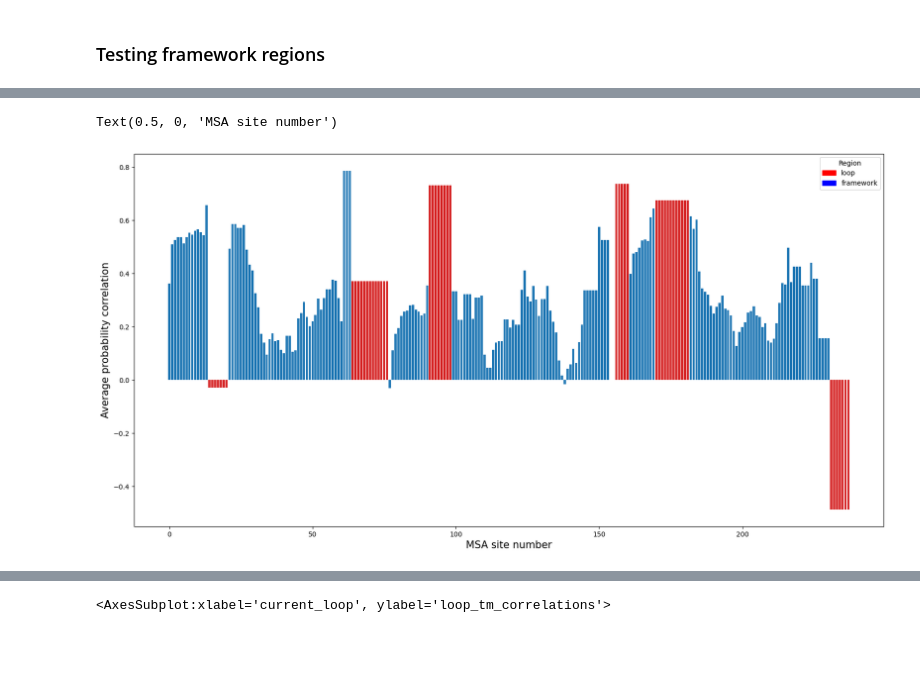
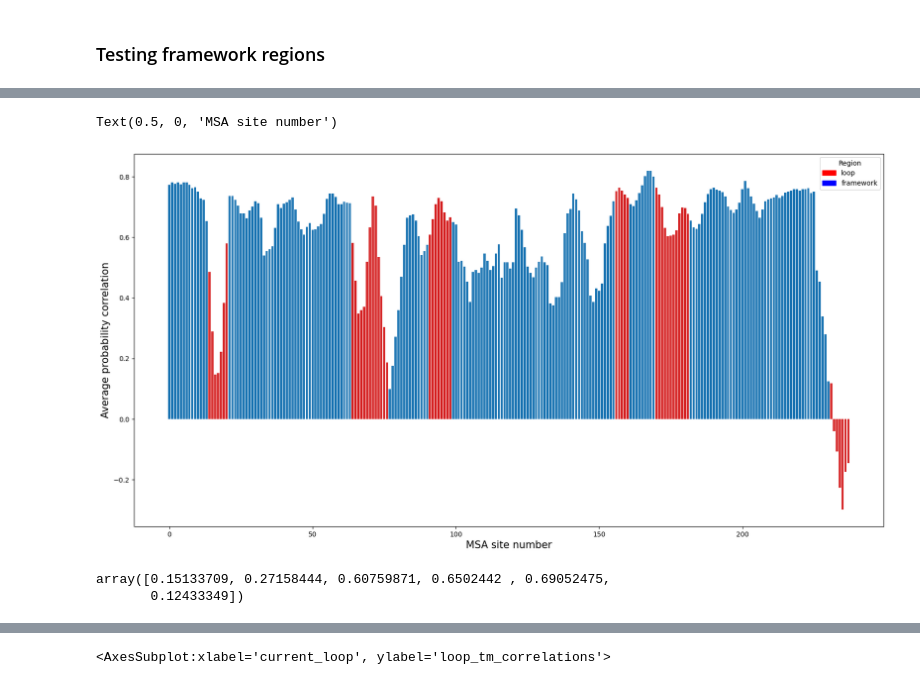
Before and after one commit to anamaysamant/GH19_ProtMamba, a Jupyter notebook: Prot-mamba-explore.ipynb, the cells around one changed output, grey strips where cells are left out. Saved outputs shown, nothing was run; the diff lists cells and outputs as text; code cells hidden in the pictures; blank space fills up the shorter version.

```diff
--- a/Prot-mamba-explore.ipynb
+++ b/Prot-mamba-explore.ipynb
@@ -1293,17 +1399,19 @@ import ast
 import numpy as np
 import re
 
-correlations_table = pd.read_csv("correlations_table_single_regions.tsv", sep = "\t")
+correlations_table = pd.read_csv("Tm_correlation_tables/correlations_table_window_len_5.tsv", sep = "\t")
 correlations_table["fw_regions"] = correlations_table["fw_regions"].apply(ast.literal_eval)
-correlations_table["loop_order"] = correlations_table["loop_order"].apply(lambda s: list(map(int, re.findall(r"-?\d+", s))))
+# correlations_table["loop_order"] = correlations_table["loop_order"].apply(lambda s: list(map(int, re.findall(r"-?\d+", s))))
 # %%
-all_sites_correlation_sums = np.zeros(238)/1.0
-all_sites_correlation_counts = np.zeros(238)/1.0
-all_sites_correlation_sums_avg = np.zeros(238)/1.0
+n_sites = 238
+
+all_sites_correlation_sums = np.zeros(n_sites)/1.0
+all_sites_correlation_counts = np.zeros(n_sites)/1.0
+all_sites_correlation_sums_avg = np.zeros(n_sites)/1.0
 
 for i in range(len(correlations_table)):
 
-    sites_flag = np.zeros(238)
+    sites_flag = np.zeros(n_sites)
     chosen_fw_sites = np.concatenate([list(range(a[0],a[1] + 1)) for a in correlations_table["fw_regions"][i]])
     sites_flag[chosen_fw_sites] = 1
     all_sites_correlation_sums += sites_flag * correlations_table["fw_tm_correlations"][i]
@@ -1311,13 +1419,15 @@ for i in range(len(correlations_table)):
 
 all_sites_correlation_sums_avg[all_sites_correlation_counts > 0] = all_sites_correlation_sums[all_sites_correlation_counts > 0]/all_sites_correlation_counts[all_sites_correlation_counts > 0]
 # %%
-all_sites_correlation_sums = np.zeros(238)/1.0
-all_sites_correlation_counts = np.zeros(238)/1.0
-# all_sites_correlation_sums_avg = np.zeros(238)/1.0
+n_sites = len(correlations_table)
+
+all_sites_correlation_sums = np.zeros(n_sites)/1.0
+all_sites_correlation_counts = np.zeros(n_sites)/1.0
+all_sites_correlation_sums_avg = np.zeros(n_sites)/1.0
 
 for i in range(len(correlations_table)):
 
-    sites_flag = np.zeros(238)
+    sites_flag = np.zeros(n_sites)
 
     cur_regions = np.array(correlations_table["fw_regions"][i])
     cur_loop = correlations_table["current_loop"][i]
@@ -1340,7 +1450,7 @@ loop_indicator = [True if x in loop_regions else False for x in range(238)]
 bar_labels = ['loop' if x else 'framework' for x in loop_indicator]
 bar_colors = ['tab:red' if x else 'tab:blue' for x in loop_indicator]
 
-all_sites_correlation_sums_avg[loop_indicator] = correlations_table["loop_tm_correlations"].mean()
+# all_sites_correlation_sums_avg[loop_indicator] = correlations_table["loop_tm_correlations"].mean()
 # %%
 loop_regions_list = list(range(14,21)), list(range(64,77)), list(range(91,99)), list(range(156,161)), list(range(170,182)), list(range(231,238))
 loop_regions = list(range(14,21)) + list(range(64,77)) + list(range(91,99)) + list(range(156,161)) + list(range(170,182)) + list(range(231,238))
@@ -1355,18 +1465,19 @@ for i, sites in enumerate(loop_regions_list):
 # %%
 import matplotlib.pyplot as plt
 import matplotlib.patches as mpatches
 
 fig, ax = plt.subplots(figsize = (20,10))
 
 patches = [mpatches.Patch(color='red', label='loop'), mpatches.Patch(color='blue', label='framework')]
 
 
-ax.bar(x = np.arange(238), height=all_sites_correlation_sums_avg, color = bar_colors)
+ax.bar(x = np.arange(238), height=all_sites_correlation_sums_avg,label = bar_labels, color = bar_colors)
 ax.legend(title='Region', handles = patches)
 ax.set_ylabel("Average probability correlation", fontsize = 15)
 ax.set_xlabel("MSA site number", fontsize = 15)
 
-# plt.savefig(f"./figures/Tm correlations/Context_{context_loops}_per_site_avg_correlations_inc_loops_specific_fw_v2_best.png")
+# plt.savefig(f"./figures/Tm correlations/Context_{context_loops}_per_site_avg_correlations_inc_loops_specific_fw_global.png")
+# plt.savefig(f"./figures/Tm correlations/Context_{context_loops}_per_site_avg_correlations_window_len_1.png")
 # %% [output]
 Text(0.5, 0, 'MSA site number')
-[figure, old version]
+[figure, new version]
@@ -1372,0 +1486,5 @@ Text(0.5, 0, 'MSA site number')
+# %%
+all_sites_correlation_sums_avg[[17,79,91,99,198,230]]
+# %% [output]
+array([0.15133709, 0.27158444, 0.60759871, 0.6502442 , 0.69052475,
+       0.12433349])
```
Also changed, not shown: parts of 15 cells of this notebook.
